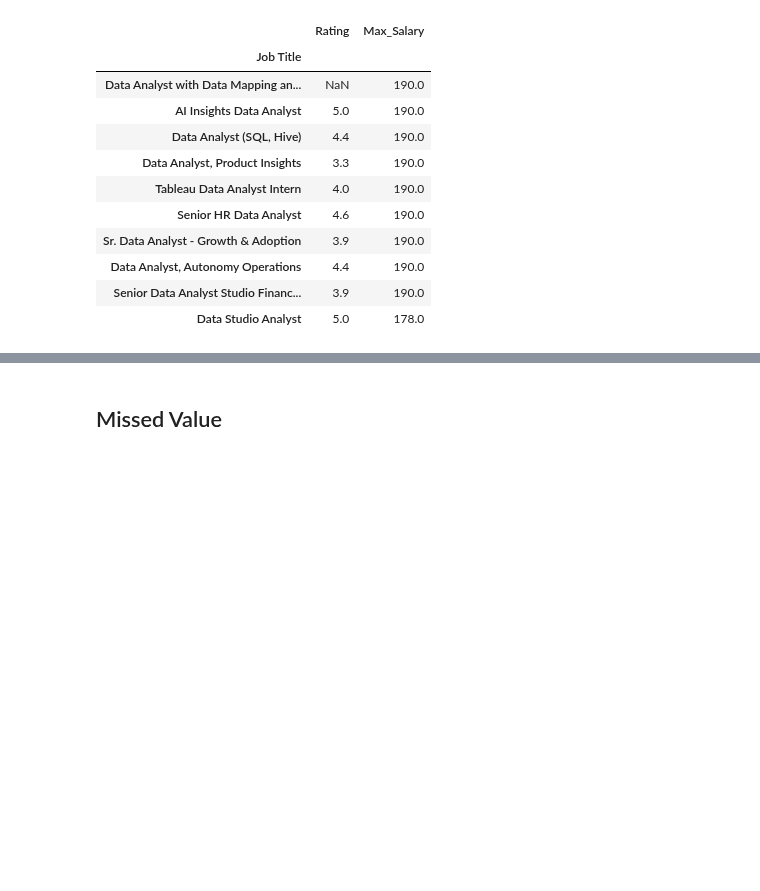
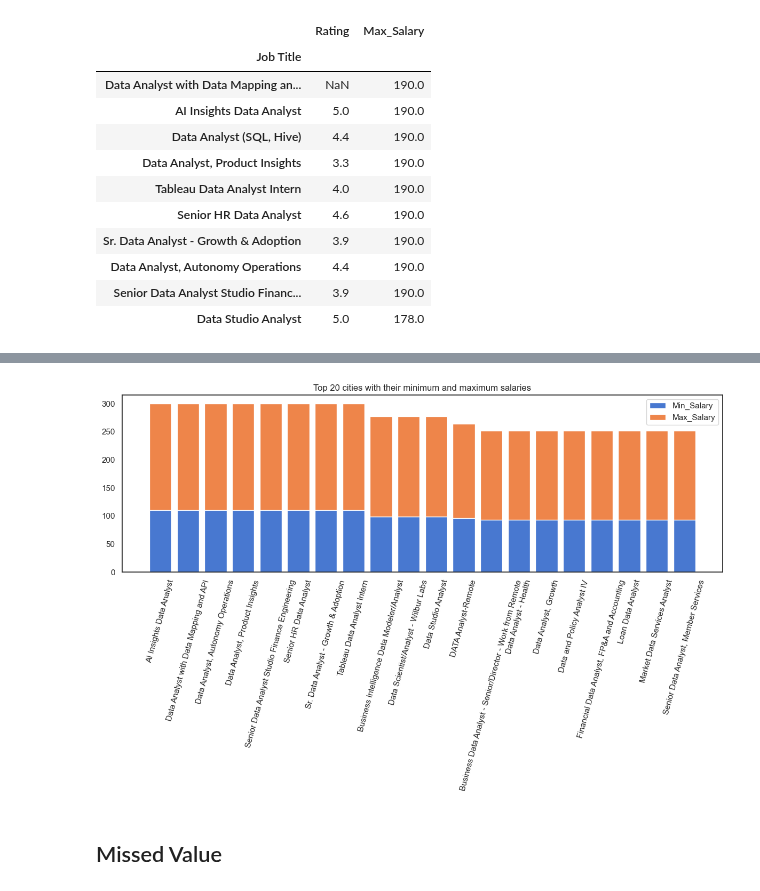
Before and after one commit to latifkara/dataScienceProjects, a Jupyter notebook: Jobs_Data_analysis/Job_estimate.ipynb, the cells around one changed output, grey strips where cells are left out. Saved outputs shown, nothing was run; the diff lists cells and outputs as text; code cells hidden in the pictures; blank space fills up the shorter version.

```diff
--- a/Jobs_Data_analysis/Job_estimate.ipynb
+++ b/Jobs_Data_analysis/Job_estimate.ipynb
@@ -135,0 +210,3 @@ chart = chart.set_xticklabels(
+# %%
+df = job_df.groupby('Job Title')['Max_Salary', 'Min_Salary'].mean().sort_values(['Max_Salary', 'Min_Salary'], ascending=False).head(20)
+df
@@ -136,2 +233,6 @@ chart = chart.set_xticklabels(
+# %%
+bar_plot(df, df['Min_Salary'], df['Max_Salary'])
+# %% [output]
+[figure, added]
 # %% [markdown]
 ## Missed Value
```
Also changed, not shown: parts of 10 cells of this notebook.
